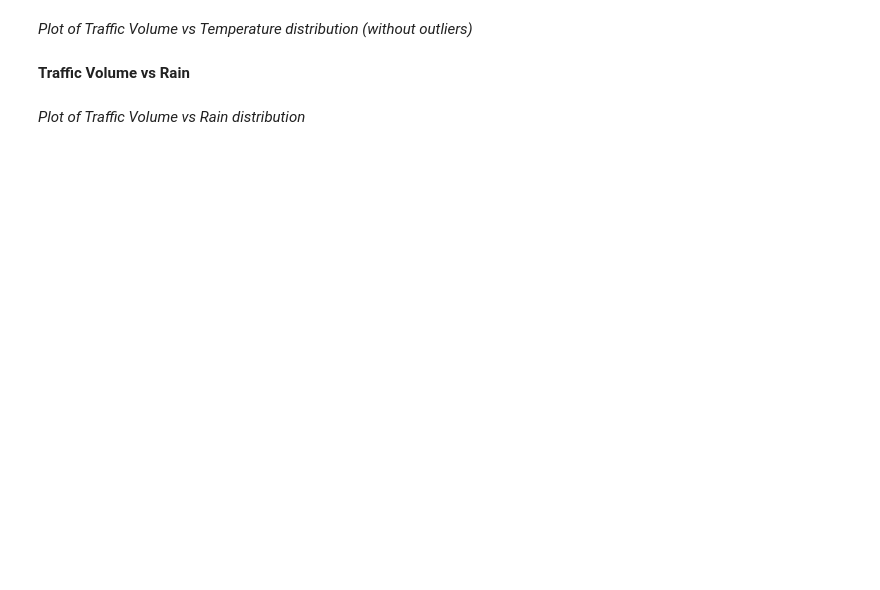
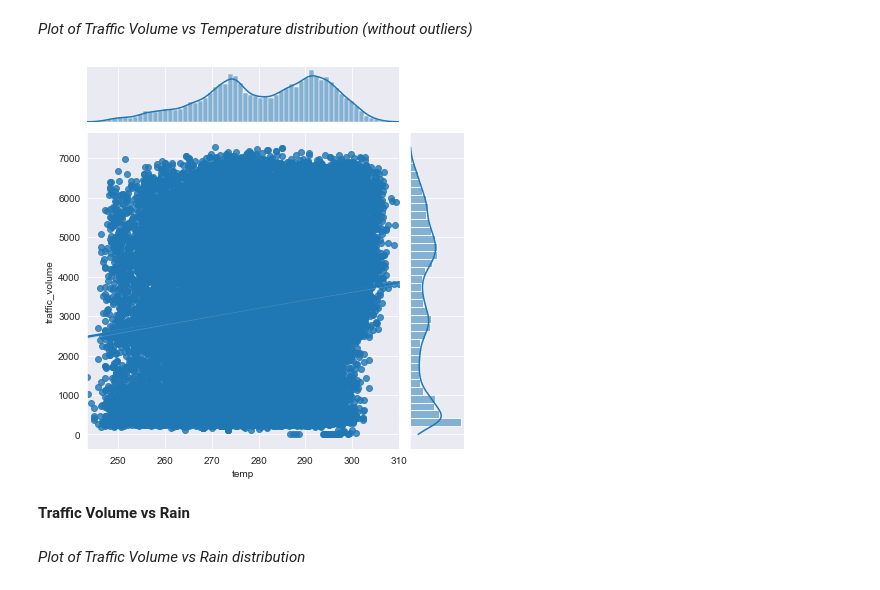
Before and after one commit to diogofbraga/MachineLearningAssignments, a Jupyter notebook: MetroInterstateTrafficVolume/MetroInterstateTrafficVolume.ipynb, the cells around one changed output. Drawn from its saved outputs; the diff is of its cells as text; code cells hidden in the pictures; blank space fills up the shorter version.

```diff
--- a/MetroInterstateTrafficVolume/MetroInterstateTrafficVolume.ipynb
+++ b/MetroInterstateTrafficVolume/MetroInterstateTrafficVolume.ipynb
@@ -95,7 +206,9 @@ outliers
 # %% [markdown]
 *Plot of Traffic Volume vs Temperature distribution (without outliers)*
 # %%
-fig = sns.jointplot(data['temp'], data['traffic_volume'], kind='reg')
+fig = sns.jointplot(x=data['temp'], y=data['traffic_volume'], kind='reg')
+# %% [output]
+[figure, added]
 # %% [markdown]
 **Traffic Volume vs Rain**
 # %% [markdown]
```
Also changed, not shown: parts of 47 cells of this notebook, 5 other files.
